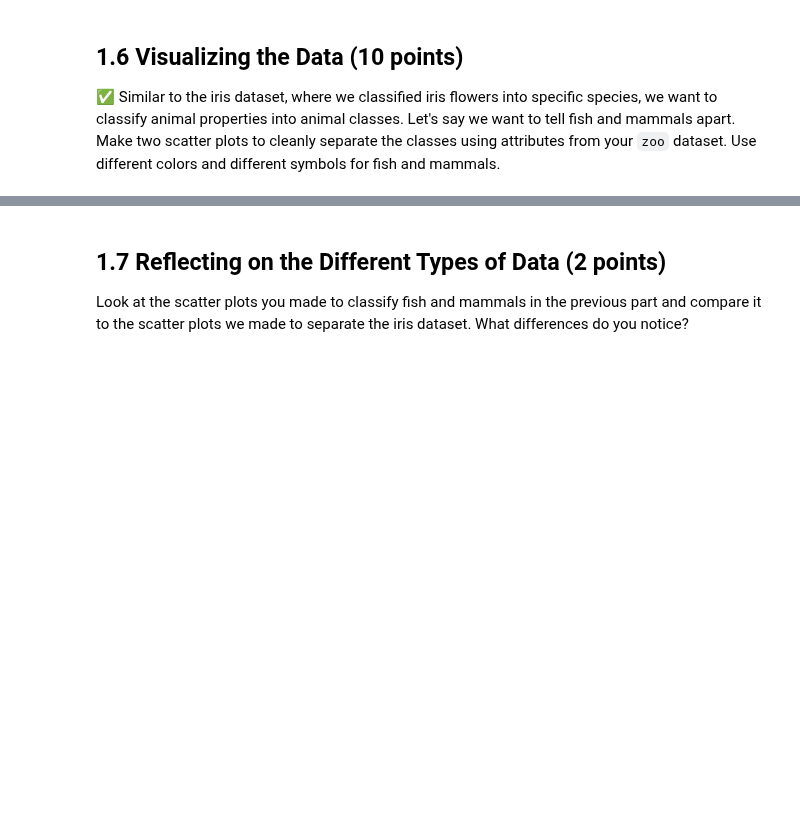
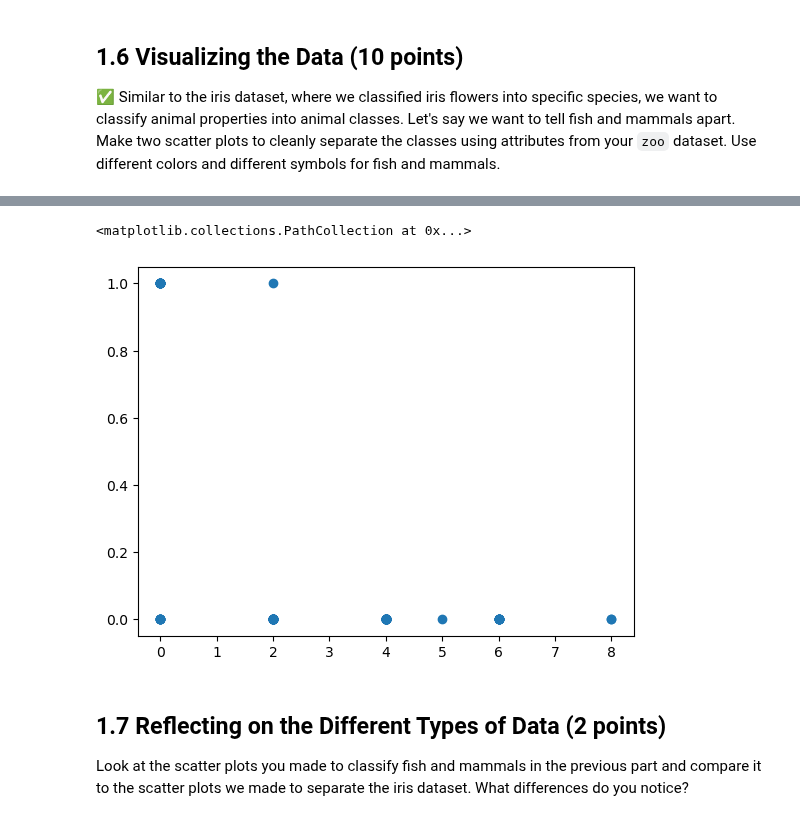
Before and after one commit to LucasClatterbaugh/cmse202-s23-turnin, a Jupyter notebook: HW-02_PandasAndObjects-STUDENT.ipynb, the cells around one changed output, grey strips where cells are left out. Cells and saved outputs as stored; diff of their text form; code cells hidden in the pictures; blank space fills up the shorter version.

```diff
--- a/HW-02_PandasAndObjects-STUDENT.ipynb
+++ b/HW-02_PandasAndObjects-STUDENT.ipynb
@@ -84,2 +107,3 @@ Look at both datasets (`class.csv`, `zoo.csv`). Describe the contents of both da
 # %%
-#Write code here
+zoo_df = pd.read_csv('zoo.csv')
+class_df = pd.read_csv('class.csv')
@@ -98,3 +156,10 @@ Look back in the PCA/ICA and see how we used `groupby` to find the number of Iri
+# %%
+x = zoo_df.legs
+y = zoo_df.fins
+plt.scatter(x,y)
+# %% [output]
+<matplotlib.collections.PathCollection at 0x...>
+[figure, added]
 # %% [markdown]
 ## 1.7 Reflecting on the Different Types of Data (2 points)
 
```
Also changed, not shown: parts of 10 cells of this notebook.
